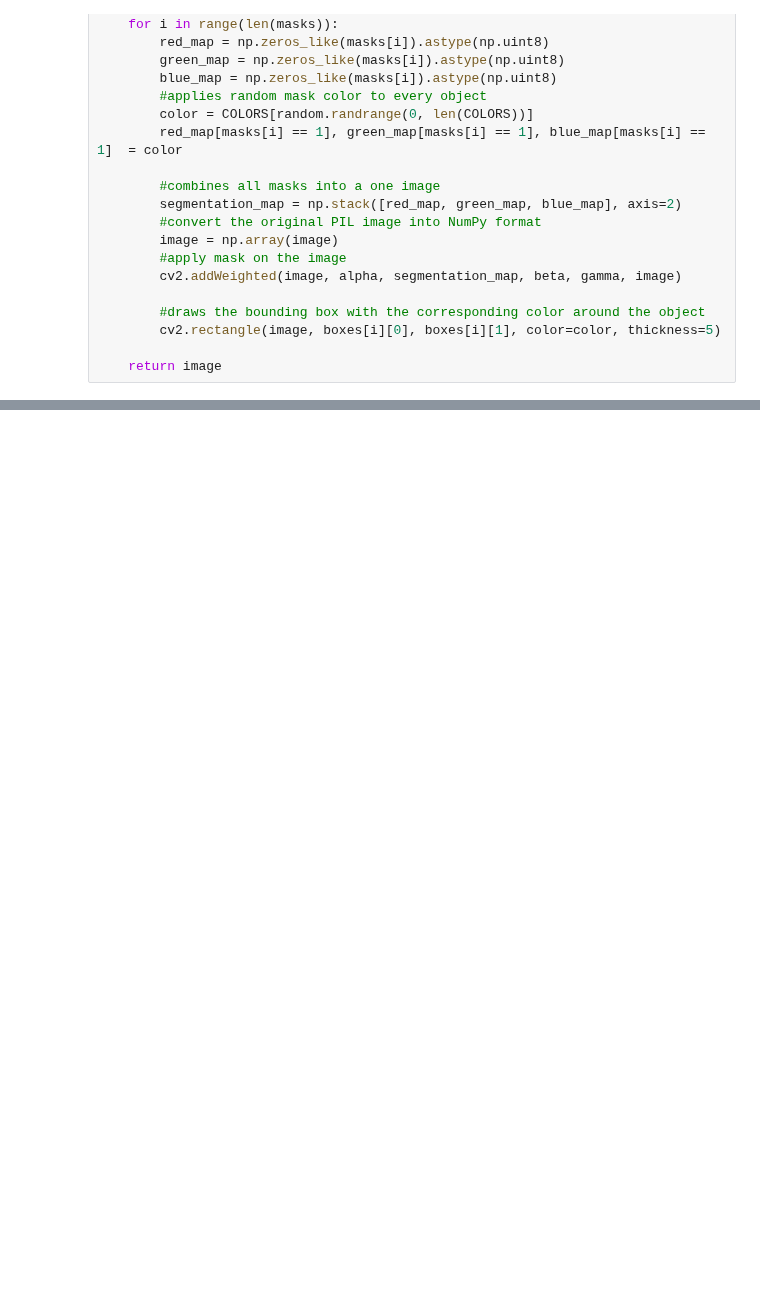
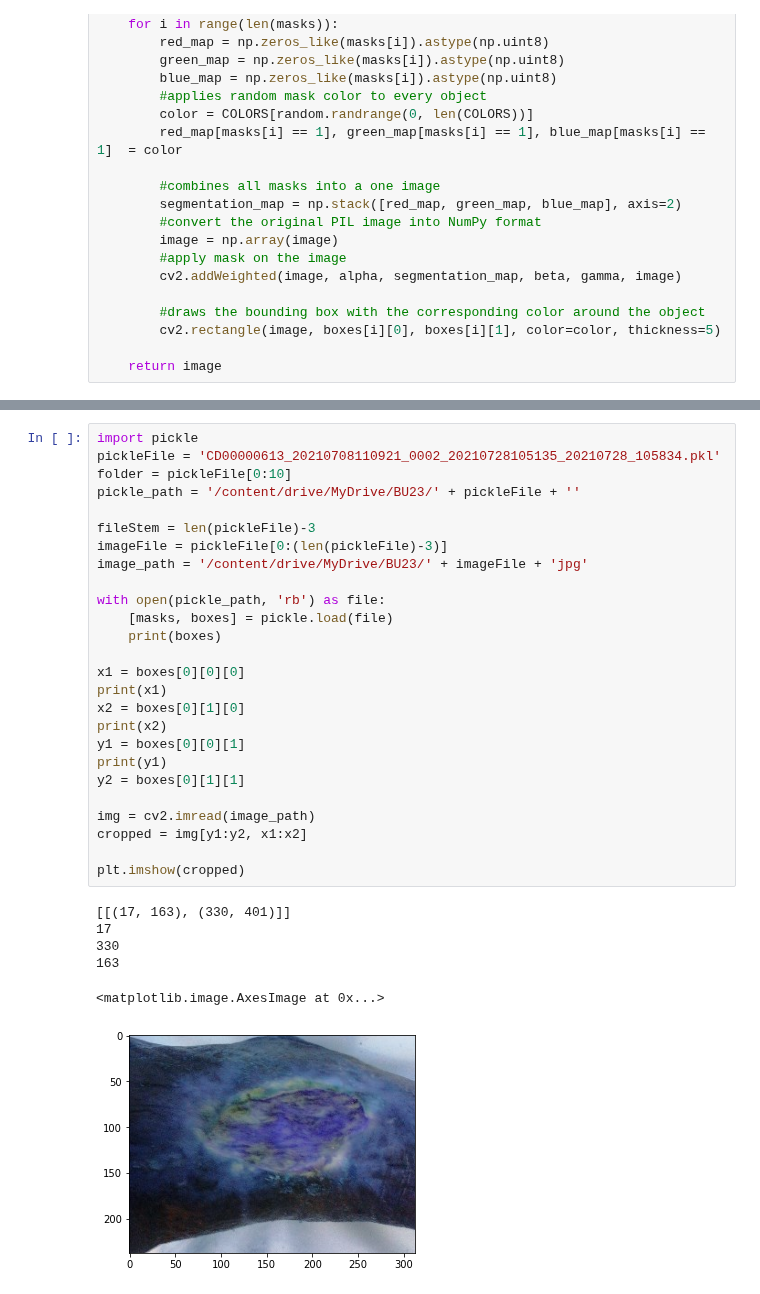
Before and after one commit to reaganest/skin-disease-diagnosis, a Jupyter notebook: Capstone I/Code/2023_Mask_RCNN.ipynb, the cells around one changed output, grey strips where cells are left out. Cells and saved outputs as stored; diff of their text form; blank space fills up the shorter version.

```diff
--- a/Capstone I/Code/2023_Mask_RCNN.ipynb
+++ b/Capstone I/Code/2023_Mask_RCNN.ipynb
@@ -166,0 +110,33 @@ AttributeError: ignored
+# %%
+import pickle
+pickleFile = 'CD00000613_20210708110921_0002_20210728105135_20210728_105834.pkl'
+folder = pickleFile[0:10]
+pickle_path = '/content/drive/MyDrive/BU23/' + pickleFile + ''
+
+fileStem = len(pickleFile)-3
+imageFile = pickleFile[0:(len(pickleFile)-3)]
+image_path = '/content/drive/MyDrive/BU23/' + imageFile + 'jpg'
+
+with open(pickle_path, 'rb') as file:
+    [masks, boxes] = pickle.load(file)
+    print(boxes)
+
+x1 = boxes[0][0][0]
+print(x1)
+x2 = boxes[0][1][0]
+print(x2)
+y1 = boxes[0][0][1]
+print(y1)
+y2 = boxes[0][1][1]
+
+img = cv2.imread(image_path)
+cropped = img[y1:y2, x1:x2]
+
+plt.imshow(cropped)
+# %% [output]
+[[(17, 163), (330, 401)]]
+17
+330
+163
+<matplotlib.image.AxesImage at 0x...>
+[figure, added]
```
Also changed, not shown: parts of 2 cells of this notebook.
